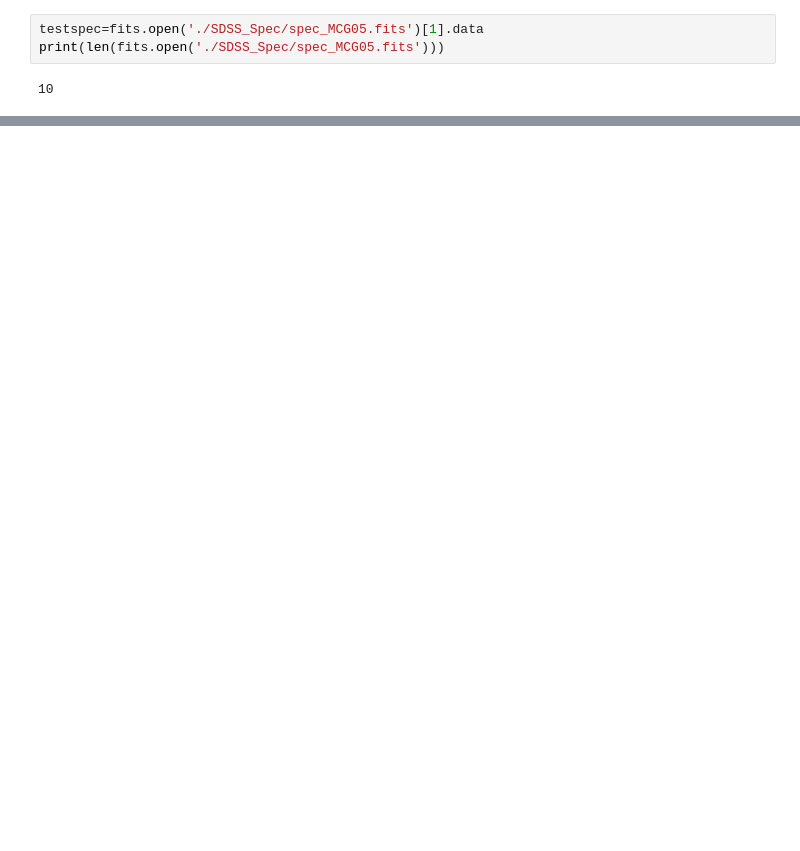
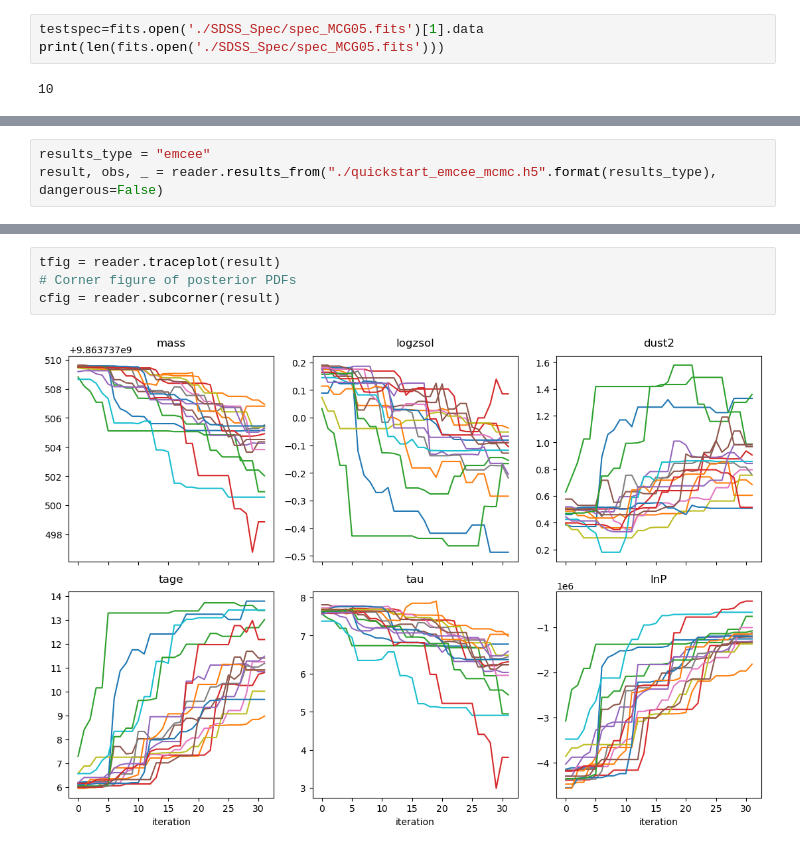
Before and after one commit to gregorycorcoran/Astro-Data, a Jupyter notebook: SED_tests.ipynb, the cells around one changed output, grey strips where cells are left out. Drawn from its saved outputs; the diff is of its cells as text; blank space fills up the shorter version.

```diff
--- a/SED_tests.ipynb
+++ b/SED_tests.ipynb
@@ -159,0 +337,3 @@ Filter objects:
+# %%
+results_type = "emcee"
+result, obs, _ = reader.results_from("./quickstart_emcee_mcmc.h5".format(results_type), dangerous=False)
@@ -159,0 +388,6 @@ Filter objects:
+# %%
+tfig = reader.traceplot(result)
+# Corner figure of posterior PDFs
+cfig = reader.subcorner(result)
+# %% [output]
+[figure, added]
```
Also changed, not shown: parts of 19 cells of this notebook, 3 other files.
